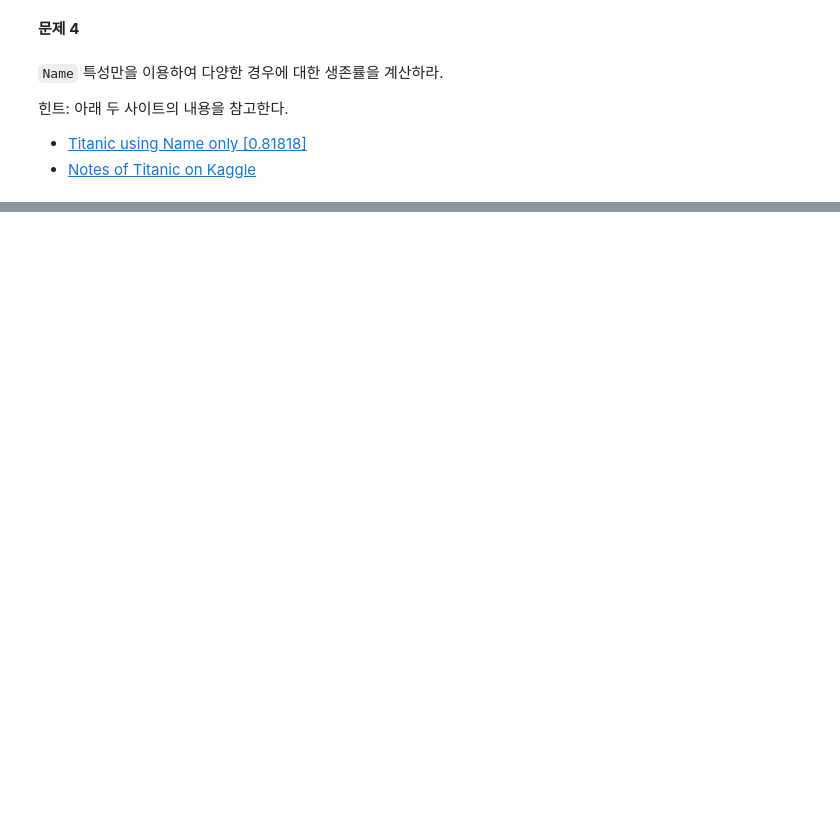
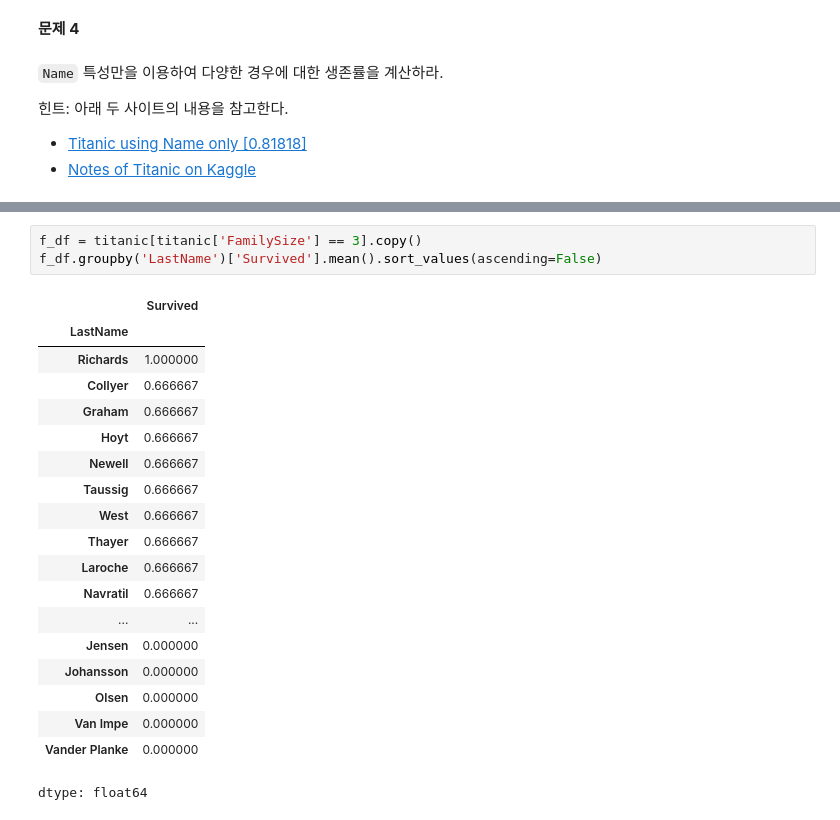
Before and after one commit to sh-coding/-, a Jupyter notebook: practices/practice-probability.ipynb, the cells around one changed output, grey strips where cells are left out. Drawn from its saved outputs; the diff is of its cells as text; blank space fills up the shorter version.

```diff
--- a/practices/practice-probability.ipynb
+++ b/practices/practice-probability.ipynb
@@ -835,0 +952,23 @@ dtype: int64
+# %%
+f_df = titanic[titanic['FamilySize'] == 3].copy()
+f_df.groupby('LastName')['Survived'].mean().sort_values(ascending=False)
+# %% [output]
+|  | Survived |
+| LastName |  |
+| Richards | 1.000000 |
+| Collyer | 0.666667 |
+| Graham | 0.666667 |
+| Hoyt | 0.666667 |
+| Newell | 0.666667 |
+| Taussig | 0.666667 |
+| West | 0.666667 |
+| Thayer | 0.666667 |
+| Laroche | 0.666667 |
+| Navratil | 0.666667 |
+| ... | ... |
+| Jensen | 0.000000 |
+| Johansson | 0.000000 |
+| Olsen | 0.000000 |
+| Van Impe | 0.000000 |
+| Vander Planke | 0.000000 |
+dtype: float64
```
Also changed, not shown: parts of 19 cells of this notebook.
